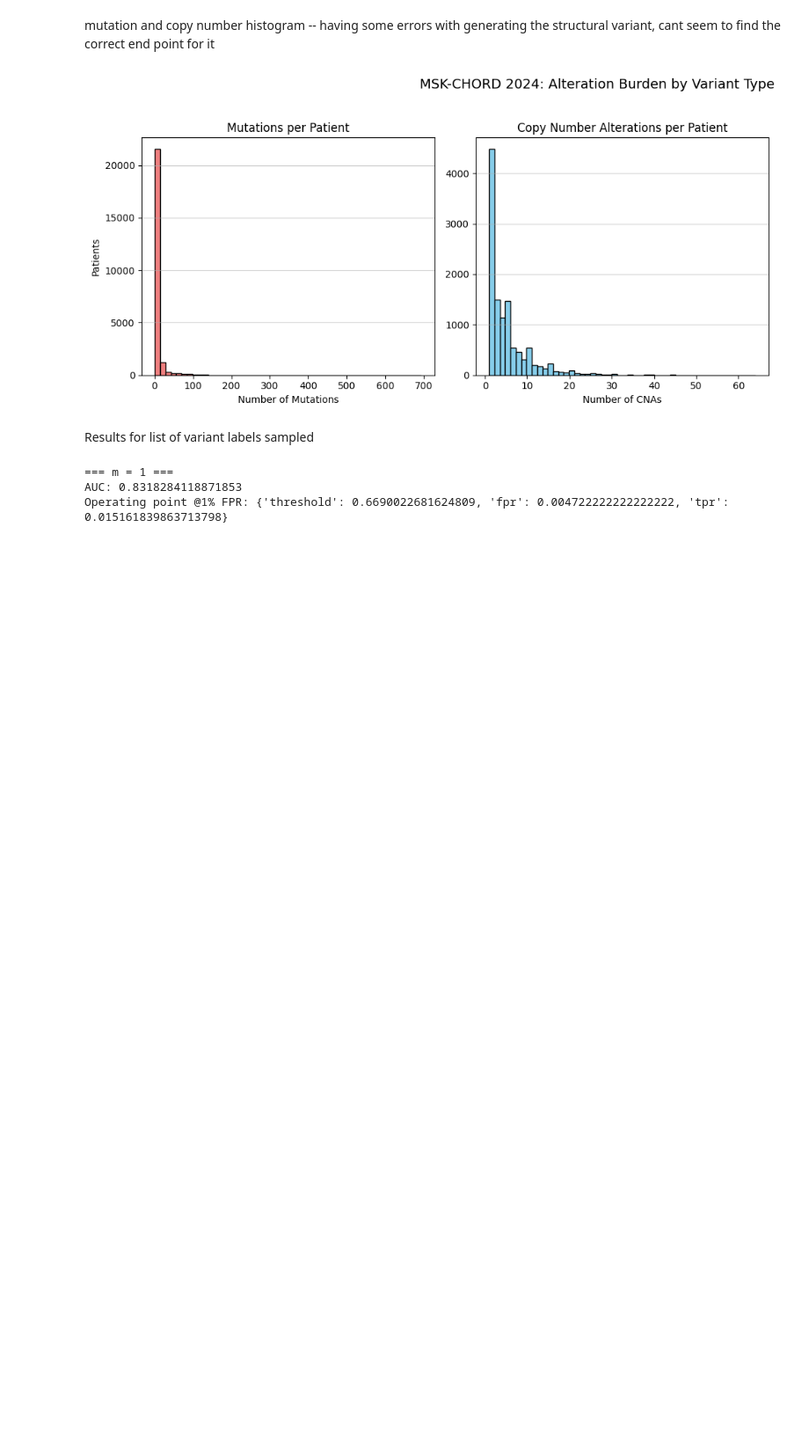
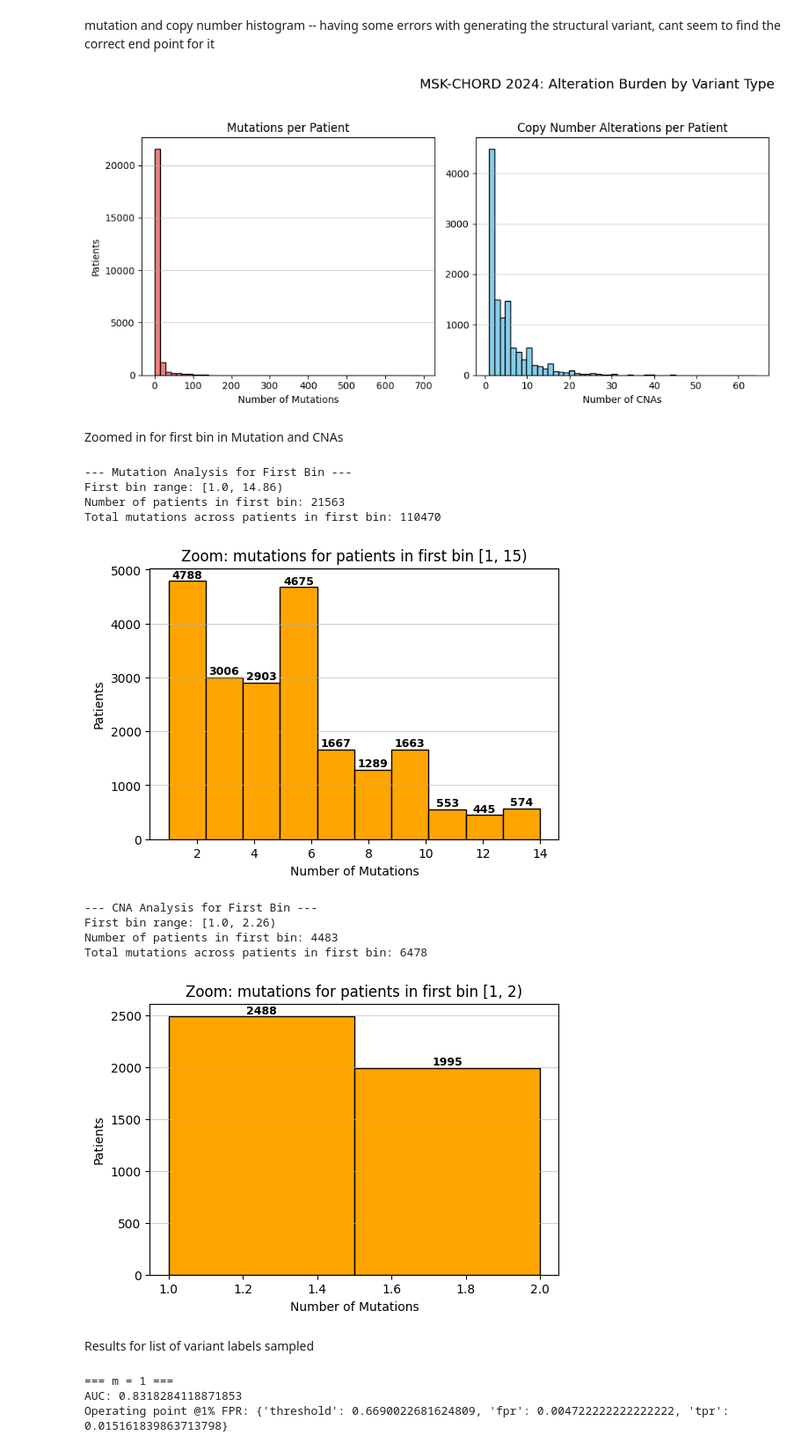
Before and after one commit to R-Laksh/ZB4171-Project, a Jupyter notebook: MI.ipynb, the cells around one changed output. Shown: that part at 88% size. Saved outputs shown, nothing was run; the diff lists cells and outputs as text; code cells hidden in the pictures; blank space fills up the shorter version.

Commit message:
added in mutation number on first bin

```diff
--- a/MI.ipynb
+++ b/MI.ipynb
@@ -619,6 +619,54 @@ plt.tight_layout(rect=[0, 0, 1, 0.95])
 plt.show()
 # %% [output]
 [figure]
+# %% [markdown]
+Zoomed in for first bin in Mutation and CNAs
+# %%
+def first_bin_analysis(df, variant_type):
+    print(f"\n--- {variant_type} Analysis for First Bin ---")
+    bins = 50
+    counts, bin_edges = np.histogram(df["total_alterations"], bins=bins)
+    first_bin_min, first_bin_max = float(bin_edges[0]), float(bin_edges[1])
+
+    patients_first_bin = df[
+        (df["total_alterations"] >= first_bin_min) &
+        (df["total_alterations"] < first_bin_max)
+    ].index.tolist()
+
+    print(f"First bin range: [{first_bin_min}, {first_bin_max})")
+    print(f"Number of patients in first bin: {len(patients_first_bin)}")
+
+    if len(patients_first_bin) > 0:
+        subset = df.loc[patients_first_bin, "total_alterations"]
+        print("Total mutations across patients in first bin:", int(subset.sum()))
+
+        # zoomed histogram for those patients and annotate counts
+        plt.figure(figsize=(6,4))
+        # choose bins appropriate for the (likely small) range in this subset
+        zoom_bins = max(1, min(10, int(np.ceil(subset.max() - subset.min())) + 1))
+        n, b, patches = plt.hist(subset.values, bins=zoom_bins, color="orange", edgecolor="black")
+        for i, cnt in enumerate(n):
+            x = (b[i] + b[i+1]) / 2
+            plt.text(x, cnt, str(int(cnt)), ha="center", va="bottom", fontsize=9, fontweight="bold")
+        plt.title(f"Zoom: mutations for patients in first bin [{first_bin_min:.0f}, {first_bin_max:.0f})")
+        plt.xlabel("Number of Mutations")
+        plt.ylabel("Patients")
+        plt.grid(axis="y", alpha=0.6)
+        plt.show()
+
+first_bin_analysis(mut_df, "Mutation")
+first_bin_analysis(cna_df, "CNA")
+# %% [output]
+--- Mutation Analysis for First Bin ---
+First bin range: [1.0, 14.86)
+Number of patients in first bin: 21563
+Total mutations across patients in first bin: 110470
+[figure, added]
+--- CNA Analysis for First Bin ---
+First bin range: [1.0, 2.26)
+Number of patients in first bin: 4483
+Total mutations across patients in first bin: 6478
+[figure, added]
 # %%
 target_study = {
     "study_id": "breast_msk_2025",
```
Also changed, not shown: parts of 1 cell of this notebook.
